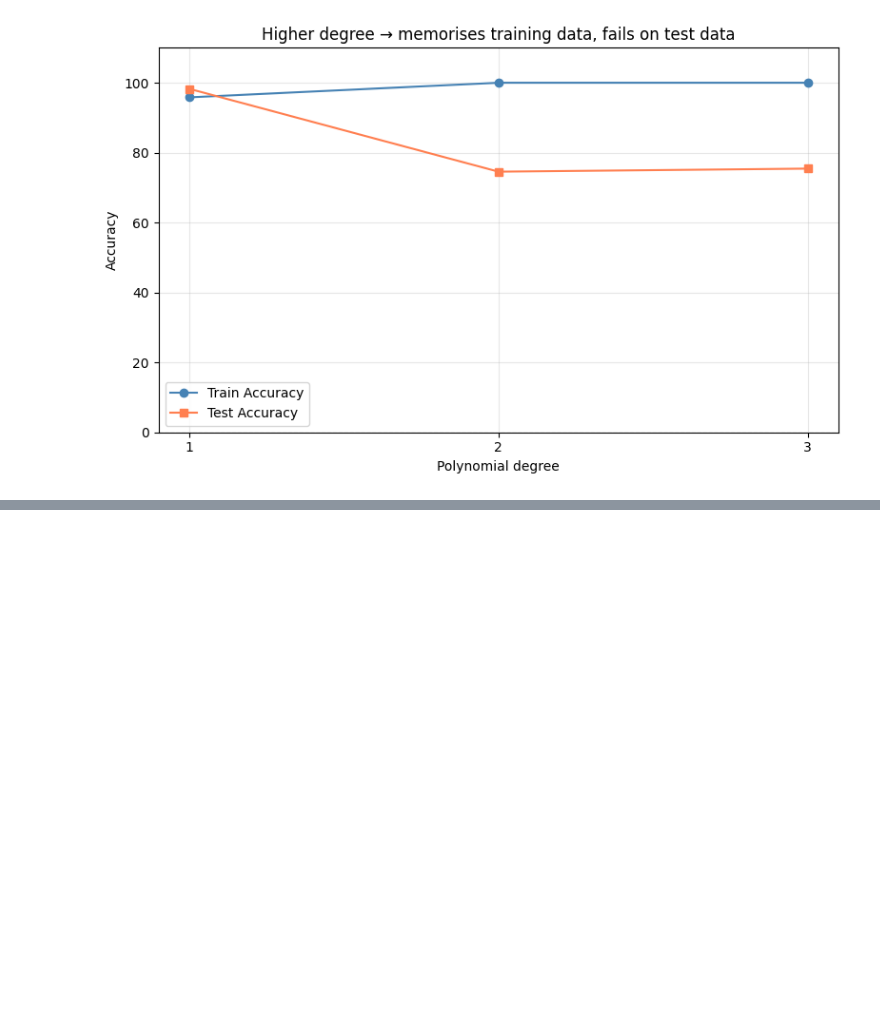
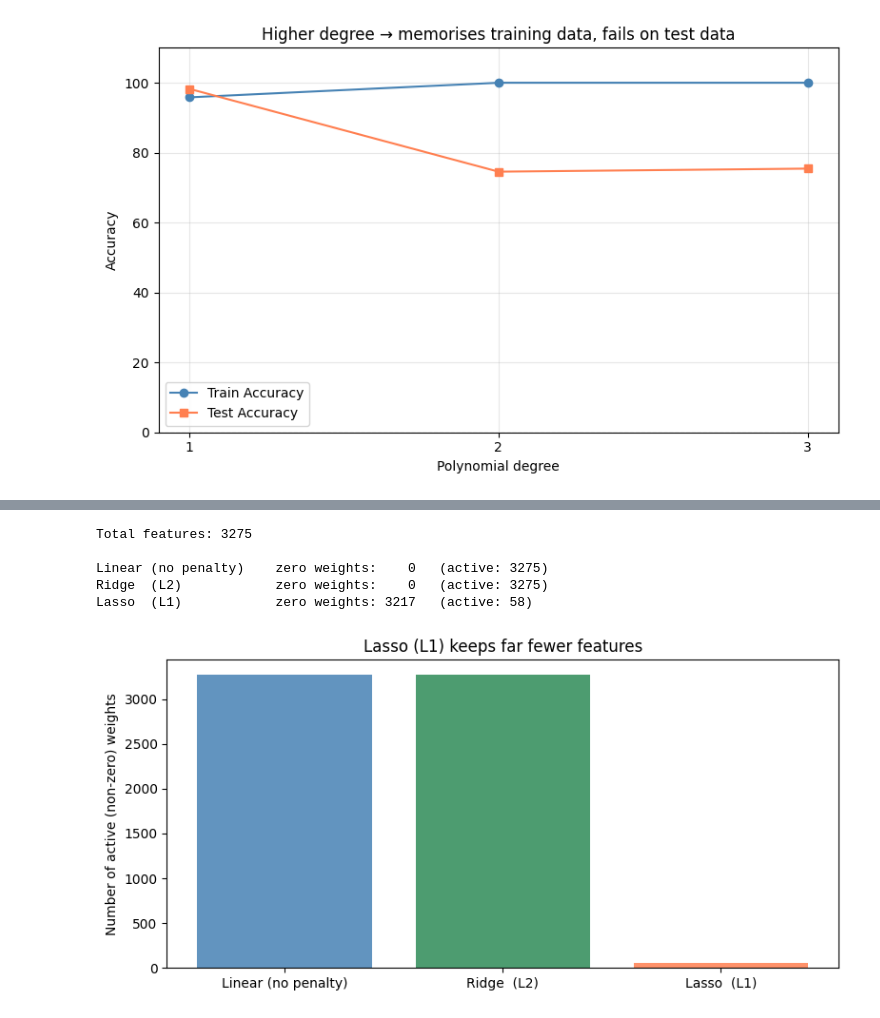
Before and after one commit to swayambhu2010/Python-Visibility, a Jupyter notebook: Supervised Learning Linear and Logistic Regression/Week_2_v_0_0.ipynb, the cells around one changed output, grey strips where cells are left out. Saved outputs shown, nothing was run; the diff lists cells and outputs as text; code cells hidden in the pictures; blank space fills up the shorter version.

Commit message:
Linear, Logistic Regression, Batch GD, SGD

```diff
--- a/Supervised Learning Linear and Logistic Regression/Week_2_v_0_0.ipynb
+++ b/Supervised Learning Linear and Logistic Regression/Week_2_v_0_0.ipynb
@@ -250,0 +313,30 @@ plt.show()
+# %%
+'''Add a graph to show how ridge shrinks the weights, comparative'''
+
+# Count how many coefficients are exactly zero in each model
+n_features = X_train_poly.shape[1]
+counts = {
+    'Linear (no penalty)': int(np.sum(lin_model.coef_   == 0)),
+    'Ridge  (L2)':         int(np.sum(ridge_model.coef_ == 0)),
+    'Lasso  (L1)':         int(np.sum(lasso_model.coef_ == 0)),
+}
+
+print(f"Total features: {n_features}\n")
+for name, zeros in counts.items():
+    print(f"{name:<22} zero weights: {zeros:>4}   (active: {n_features - zeros})")
+
+# Picture 1: how many weights stay ACTIVE (non-zero) in each model
+plt.figure(figsize=(8, 4))
+active = [n_features - z for z in counts.values()]
+plt.bar(list(counts.keys()), active, color=['steelblue', 'seagreen', 'coral'], alpha=0.85)
+plt.ylabel('Number of active (non-zero) weights')
+plt.title('Lasso (L1) keeps far fewer features')
+plt.tight_layout()
+plt.show()
+# %% [output]
+Total features: 3275
+
+Linear (no penalty)    zero weights:    0   (active: 3275)
+Ridge  (L2)            zero weights:    0   (active: 3275)
+Lasso  (L1)            zero weights: 3217   (active: 58)
+[figure, added]
```
Also changed, not shown: parts of 14 cells of this notebook.
